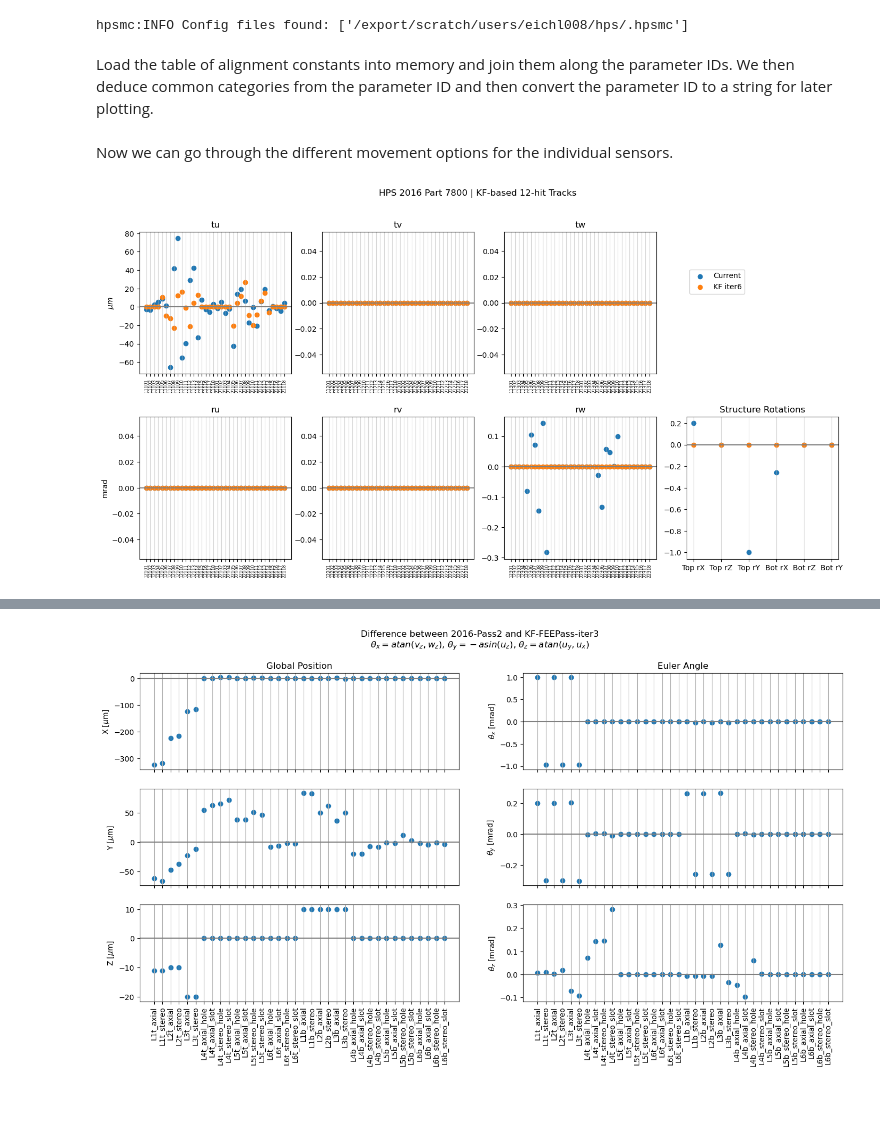
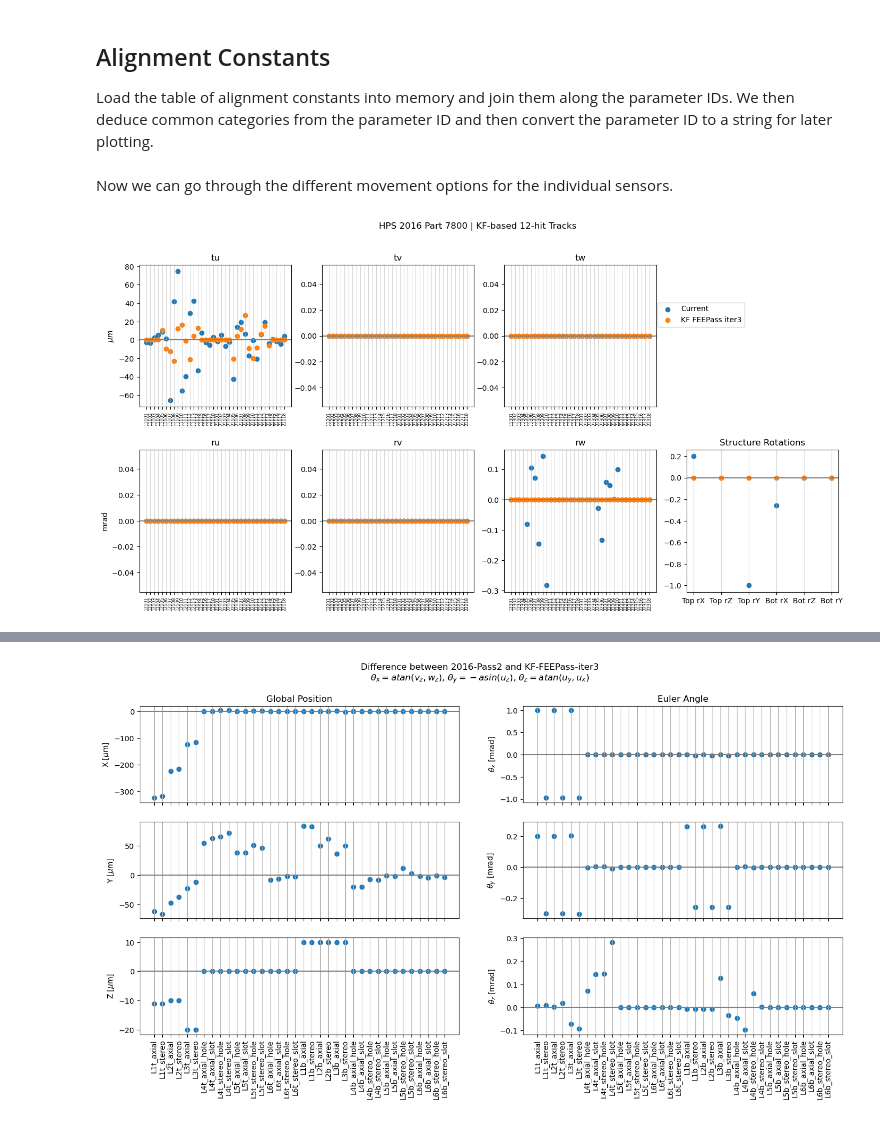
Before and after one commit to tomeichlersmith/hps, a Jupyter notebook: 2016-align/db-vs-compact.ipynb, the cells around one changed output, grey strips where cells are left out. Saved outputs shown, nothing was run; the diff lists cells and outputs as text; code cells hidden in the pictures.

Commit message:
add downloader script and update constant plotter

```diff
--- a/2016-align/db-vs-compact.ipynb
+++ b/2016-align/db-vs-compact.ipynb
@@ -6,11 +6,3 @@ import numpy as np
 import matplotlib.pyplot as plt
 
 from pathlib import Path
-
-import sys
-import os
-sys.path.append(str((Path(os.getcwd()).parent / "mc" / "python").resolve()))
-
-from hpsmc.alignment._parameter import Parameter
-# %% [output]
-hpsmc:INFO Config files found: ['/export/scratch/users/eichl008/hps/.hpsmc']
@@ -19,4 +9,5 @@ mapping = Parameter.parse_map_file(Path(os.getcwd()).parent / 'alignment' / 'hps
 # %% [markdown]
+## Alignment Constants
 Load the table of alignment constants into memory and join them along the parameter IDs. We then deduce common categories from the parameter ID and then convert the parameter ID to a string for later plotting.
 # %%
 st = pd.read_csv('HPS-PhysicsRun2016-Pass2-align-constants.csv')
@@ -25,9 +16,8 @@ for df in [st, kf] :
     df['value'] = df.value.apply(pd.eval)
 
 comp = st.set_index('parameter').join(kf.set_index('parameter'),lsuffix='_st',rsuffix='_kf').reset_index()
-
-comp['mapped'] = (comp.parameter.apply(lambda p : p in mapping))
-
+# manual conversion from millepede ID into sensor/movement categories
+#     this was written for 2016 and will probably need to be updates for 2019/21
 comp['top_bot'] = comp.parameter // 10000
 comp['t_r'] = (comp.parameter % 10000) // 1000
 comp['ax_st'] = (comp.parameter % 2)
@@ -52,7 +42,7 @@ for tr, i_tr in [('t',1),('r',2)] :
     for uvw, i_uvw in [('u',1),('v',2),('w',3)] :
         ax = axes[i_tr-1][i_uvw-1]
         sl = (comp.t_r == i_tr)&(comp.u_v_w == i_uvw)
-        for trk, name in [('st','Current'), ('kf','KF iter6')] :
+        for trk, name in [('st','Current'), ('kf','KF FEEPass iter3')] :
             ax.scatter(comp[sl].parameter.apply(str), comp[sl][f'value_{trk}']*1000,
                        label=name if (i_tr == 1 and i_uvw == 1) else '_no_legend')
         ax.set_xticks(ax.get_xticks(), ax.get_xticklabels(),
@@ -65,31 +55,31 @@ for tr, i_tr in [('t',1),('r',2)] :
                 ax.set_ylabel('$\mu m$')
             elif i_tr == 2 :
                 ax.set_ylabel('mrad')
 
 axes[0][-1].axis('off')
 
 structure_labeling = {
     13100 : 'Top rX',
     13200 : 'Top rZ',
     13300 : 'Top rY',
     23100 : 'Bot rX',
     23200 : 'Bot rZ',
     23300 : 'Bot rY'
 }
 
 for trk, name in [('st','Current'),('kf','KF FEEPass iter3')] :
     axes[1][-1].scatter(comp[~comp.individual].parameter.apply(lambda p : structure_labeling[p]),
                 comp[~comp.individual][f'value_{trk}']*1000)
 axes[1][-1].axhline(0., color='gray')
 axes[1][-1].grid(axis='x', alpha=0.5)
 axes[1][-1].set_title('Structure Rotations')
 
 fig.legend(
     loc='upper right',
     bbox_to_anchor=(0.8,0.8)
 )
 fig.suptitle('HPS 2016 Part 7800 | KF-based 12-hit Tracks')
 fig.savefig('st-vs-kf-constants.pdf')
 plt.show()
 # %% [output]
-[figure, old version]
+[figure, new version]
```
Also changed, not shown: parts of 4 cells of this notebook, 1 other file.
